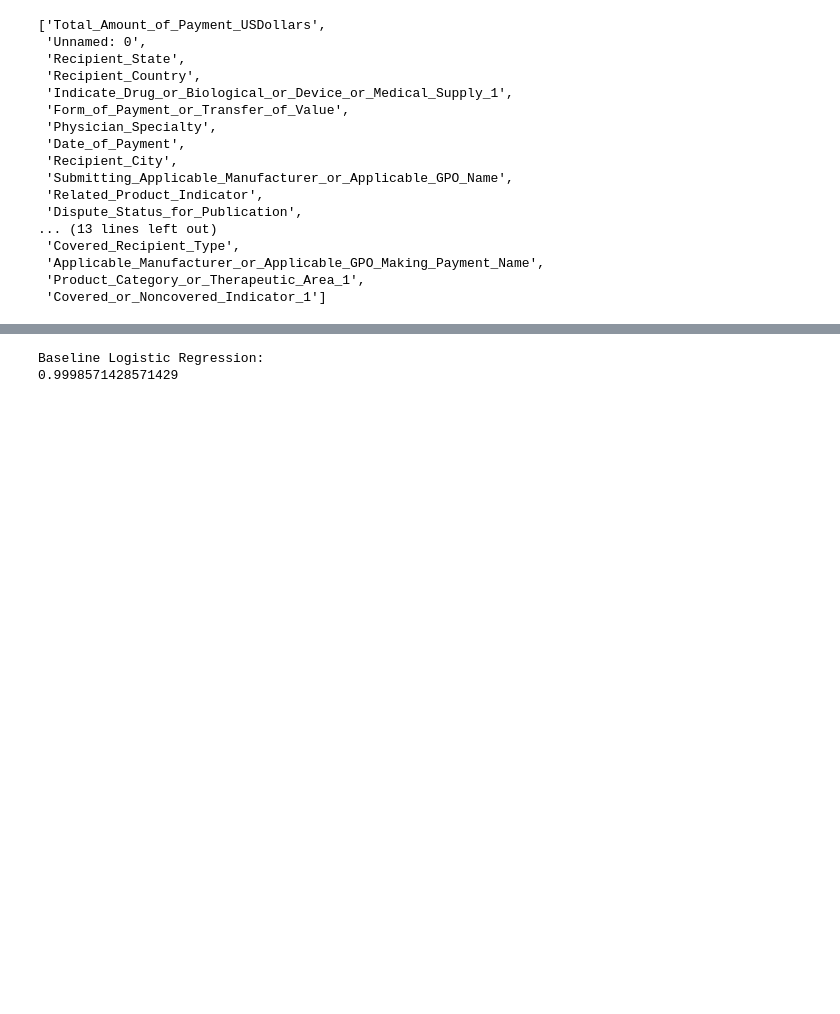
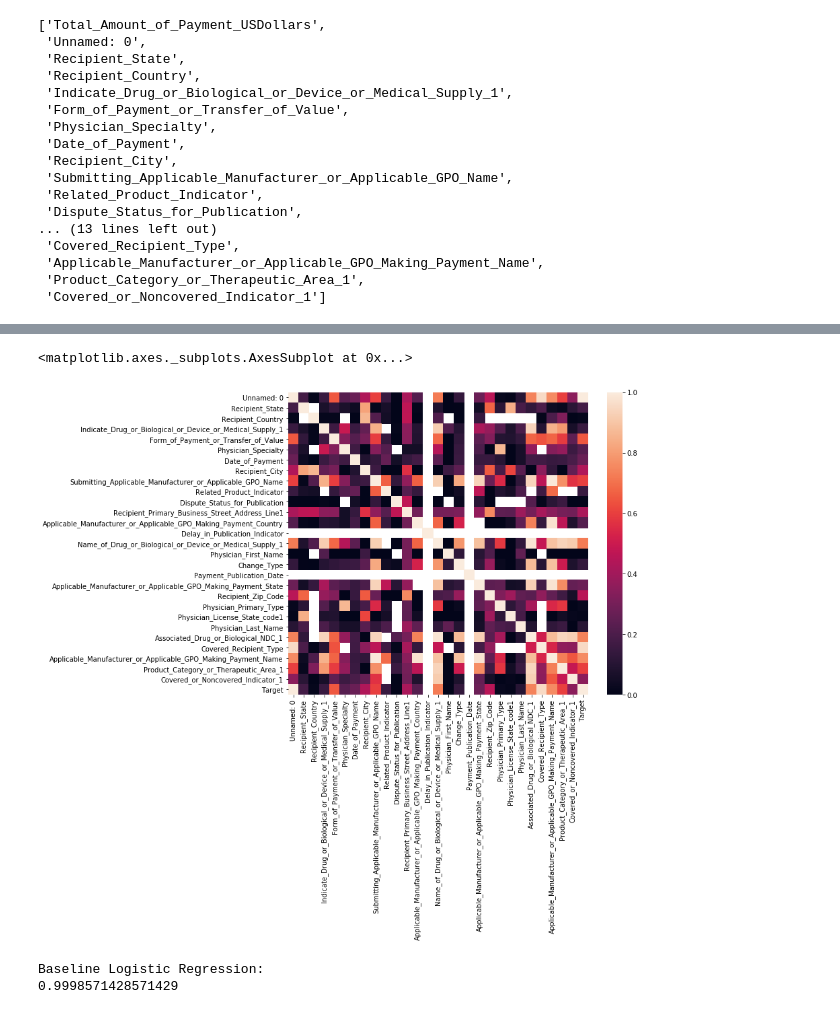
Before and after one commit to aml-spring-19/homework-3-rr3201_at3250, a Jupyter notebook: Task2.ipynb, the cells around one changed output, grey strips where cells are left out. Drawn from its saved outputs; the diff is of its cells as text; code cells hidden in the pictures; blank space fills up the shorter version.

```diff
--- a/Task2.ipynb
+++ b/Task2.ipynb
@@ -181,3 +199,11 @@ NameError: name 'kwargs' is not defined
+# %%
+cell_df = pd.DataFrame(cell,index=columns, columns=columns)
+size = (10, 8.27)
+fig, ax = plt.subplots(figsize=size)
+sns.heatmap(cell_df)
+# %% [output]
+<matplotlib.axes._subplots.AxesSubplot at 0x...>
+[figure, added]
 # %%
 #Build a pipeline to handle the numeric features
 numeric_transformer = Pipeline(steps=[('imputer', SimpleImputer(strategy='median')),
```
Also changed, not shown: parts of 12 cells of this notebook.
